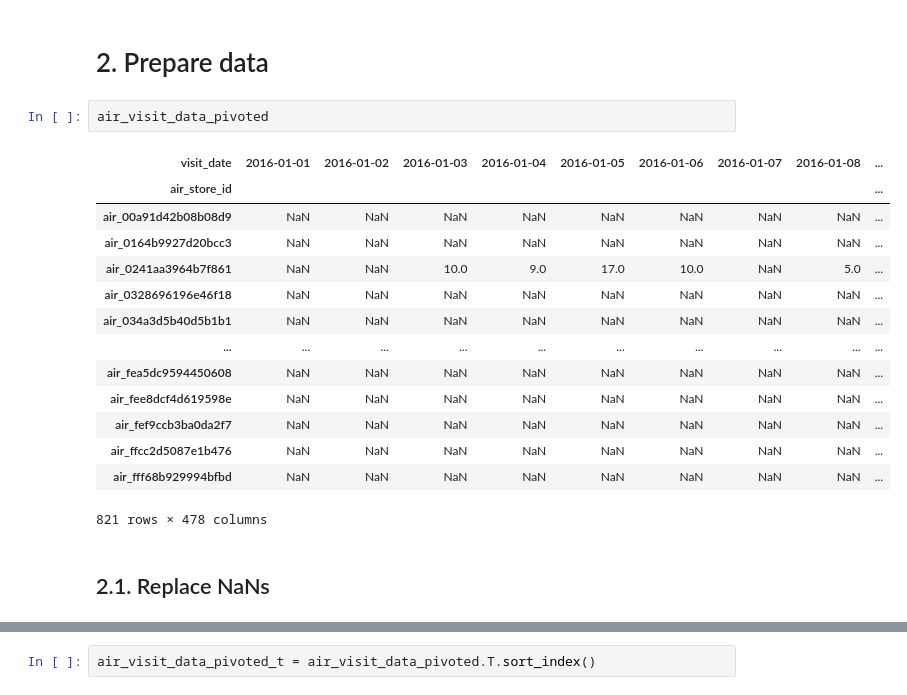
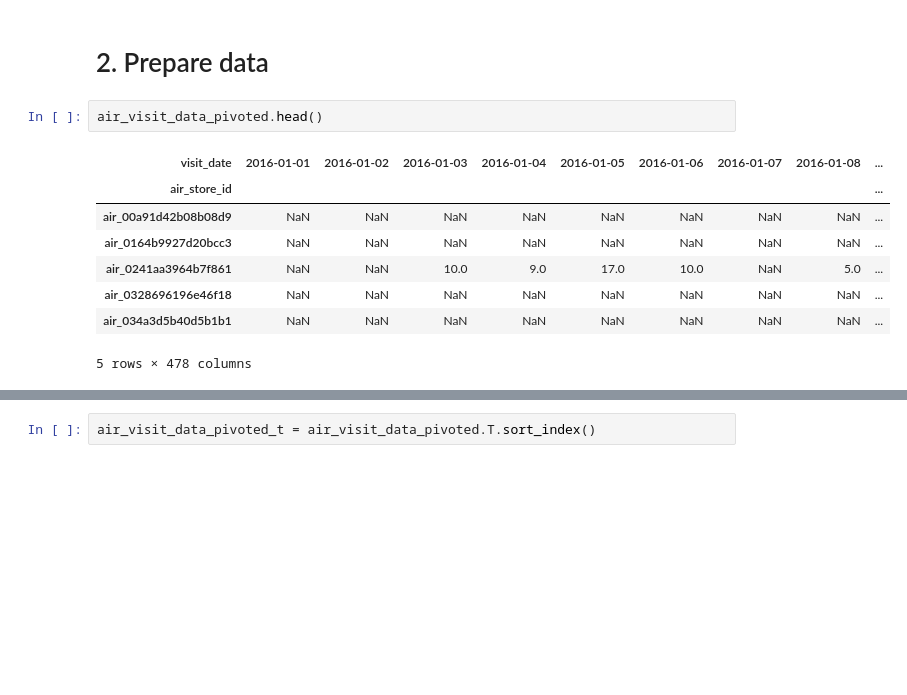
Before and after one commit to saoriyosano/recruit-restaurant-visitor-forecasting, a Jupyter notebook: decision_tree.ipynb, the cells around one changed output, grey strips where cells are left out. Saved outputs shown, nothing was run; the diff lists cells and outputs as text; blank space fills up the shorter version.

```diff
--- a/decision_tree.ipynb
+++ b/decision_tree.ipynb
@@ -20,21 +20,13 @@ air_visit_data_pivoted = air_visit_data[air_visit_data.air_store_id.isin(sample_
 # %% [markdown]
 # 2. Prepare data
 # %%
-air_visit_data_pivoted
+air_visit_data_pivoted.head()
 # %% [output]
 | visit_date | 2016-01-01 | 2016-01-02 | 2016-01-03 | 2016-01-04 | 2016-01-05 | 2016-01-06 | 2016-01-07 | 2016-01-08 | ... |
 | air_store_id |  |  |  |  |  |  |  |  | ... |
 | air_00a91d42b08b08d9 | NaN | NaN | NaN | NaN | NaN | NaN | NaN | NaN | ... |
 | air_0164b9927d20bcc3 | NaN | NaN | NaN | NaN | NaN | NaN | NaN | NaN | ... |
 | air_0241aa3964b7f861 | NaN | NaN | 10.0 | 9.0 | 17.0 | 10.0 | NaN | 5.0 | ... |
 | air_0328696196e46f18 | NaN | NaN | NaN | NaN | NaN | NaN | NaN | NaN | ... |
 | air_034a3d5b40d5b1b1 | NaN | NaN | NaN | NaN | NaN | NaN | NaN | NaN | ... |
-| ... | ... | ... | ... | ... | ... | ... | ... | ... | ... |
-| air_fea5dc9594450608 | NaN | NaN | NaN | NaN | NaN | NaN | NaN | NaN | ... |
-| air_fee8dcf4d619598e | NaN | NaN | NaN | NaN | NaN | NaN | NaN | NaN | ... |
-| air_fef9ccb3ba0da2f7 | NaN | NaN | NaN | NaN | NaN | NaN | NaN | NaN | ... |
-| air_ffcc2d5087e1b476 | NaN | NaN | NaN | NaN | NaN | NaN | NaN | NaN | ... |
-| air_fff68b929994bfbd | NaN | NaN | NaN | NaN | NaN | NaN | NaN | NaN | ... |
-821 rows × 478 columns
+5 rows × 478 columns
-# %% [markdown]
-## 2.1. Replace NaNs
```
Also changed, not shown: parts of 28 cells of this notebook.
